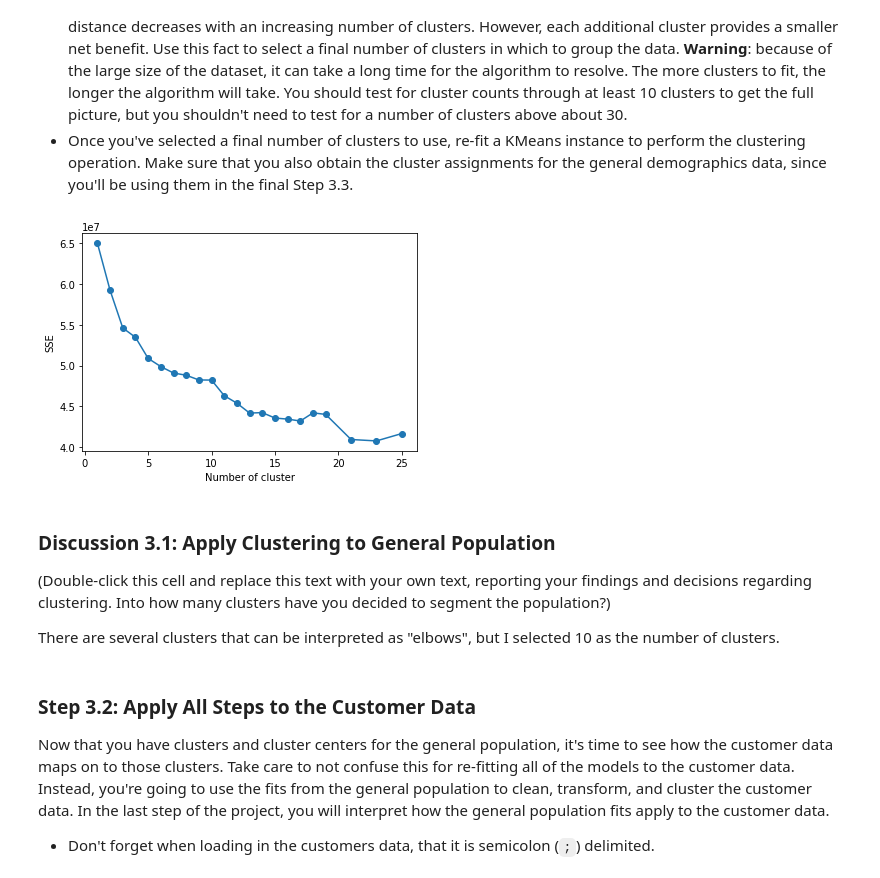
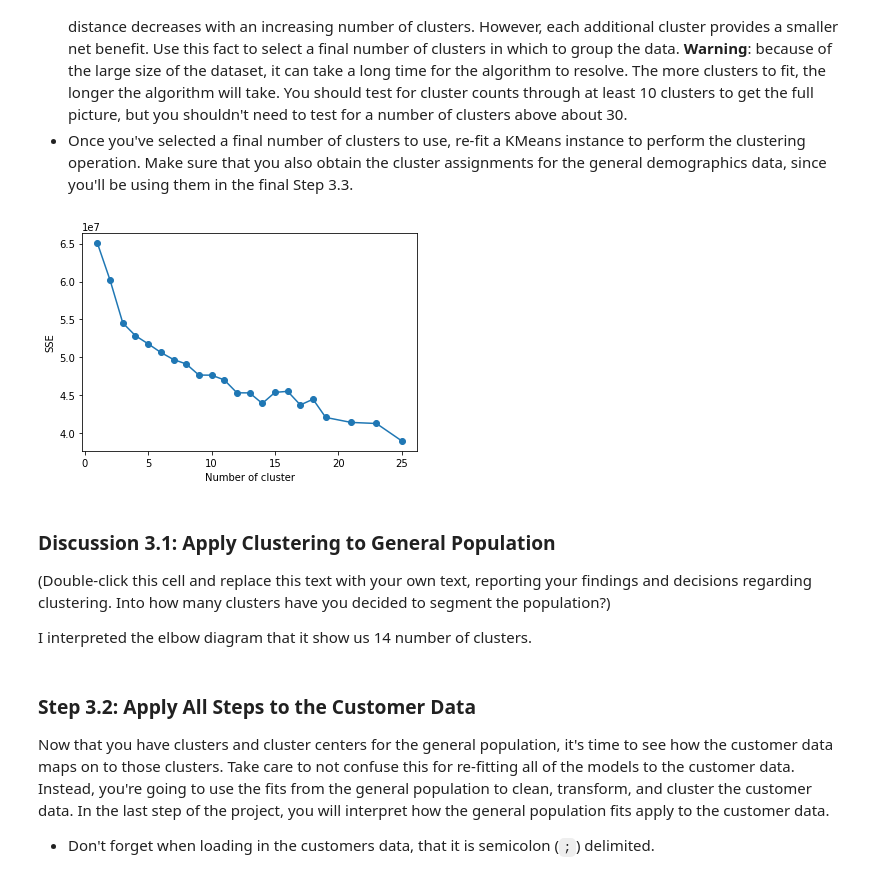
Before and after one commit to blindij/identify_customer_segments, a Jupyter notebook: Identify_Customer_Segments.ipynb, the cells around one changed output. Cells and saved outputs as stored; diff of their text form; code cells hidden in the pictures.

```diff
--- a/Identify_Customer_Segments.ipynb
+++ b/Identify_Customer_Segments.ipynb
@@ -1353,23 +1353,23 @@ You've assessed and cleaned the demographics data, then scaled and transformed t
 - Perform the above two steps for a number of different cluster counts. You can then see how the average distance decreases with an increasing number of clusters. However, each additional cluster provides a smaller net benefit. Use this fact to select a final number of clusters in which to group the data. **Warning**: because of the large size of the dataset, it can take a long time for the algorithm to resolve. The more clusters to fit, the longer the algorithm will take. You should test for cluster counts through at least 10 clusters to get the full picture, but you shouldn't need to test for a number of clusters above about 30.
 - Once you've selected a final number of clusters to use, re-fit a KMeans instance to perform the clustering operation. Make sure that you also obtain the cluster assignments for the general demographics data, since you'll be using them in the final Step 3.3.
 # %%
-demographic_2_c50_df = pd.read_csv('demographic_c50_df.csv',sep=';')
+demographics_2_c50_df = pd.read_csv('demographics_c50_df.csv',sep=';')
 # %%
 from sklearn.cluster import MiniBatchKMeans
 clusters = [1,2,3,4,5,6,7,8,9,10,11,12,13,14,15,16,17,18,19,21,23,25]
 sse = {}
 for k in clusters:
-    kmeans = MiniBatchKMeans(n_clusters=k).fit(demographic_2_c50_df)
+    kmeans = MiniBatchKMeans(n_clusters=k).fit(demographics_2_c50_df)
     #data["clusters"] = kmeans.labels_
     #print(data["clusters"])
     sse[k] = kmeans.inertia_ # Inertia: Sum of distances of samples to their closest cluster center
 plt.figure()
 plt.plot(list(sse.keys()), list(sse.values()),marker="o")
 plt.xlabel("Number of cluster")
 plt.ylabel("SSE")
 plt.show()
 # %% [output]
-[figure, old version]
+[figure, new version]
 # %%
 # Re-fit the k-means model with the selected number of clusters and obtain
 # cluster predictions for the general population demographics data.
@@ -1383,7 +1383,7 @@ predictions = final_model.predict(demographic_2_c50_df)
 
 (Double-click this cell and replace this text with your own text, reporting your findings and decisions regarding clustering. Into how many clusters have you decided to segment the population?)
 
-There are several clusters that can be interpreted as "elbows", but I selected 10 as the number of clusters.
+I interpreted the elbow diagram that it show us 14 number of clusters.
 # %% [markdown]
 ### Step 3.2: Apply All Steps to the Customer Data
 
```
Also changed, not shown: parts of 14 cells of this notebook, 1 other file.
